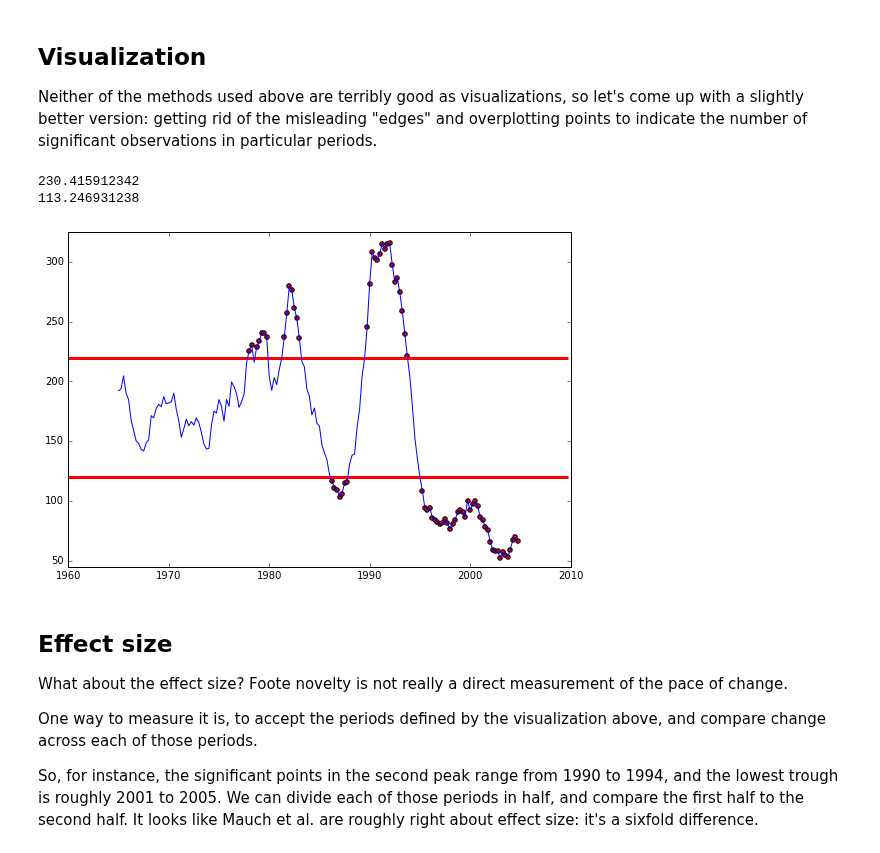
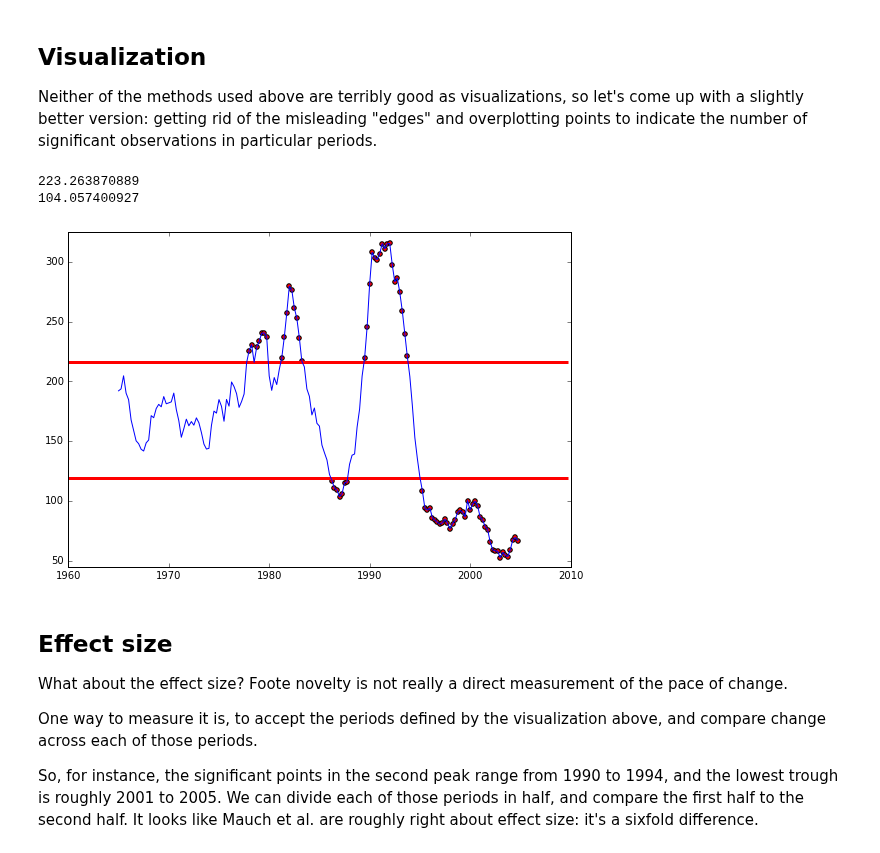
Before and after one commit to tedunderwood/changepoint, a Jupyter notebook: diagonal_permutation.ipynb, the cells around one changed output. Drawn from its saved outputs; the diff is of its cells as text; code cells hidden in the pictures.

```diff
--- a/diagonal_permutation.ipynb
+++ b/diagonal_permutation.ipynb
@@ -274,9 +274,9 @@ def permute_test(distmatrix, yrwidth):
     for idx, novelty in enumerate(actual_novelties):
 
         if novelty > threshold05 or novelty < threshold95:
-            significance[idx] = 2
+            significance[idx] = 0.049
         if novelty > threshold01 or novelty < threshold99:
-            significance[idx] = 3
+            significance[idx] = 0.009
 
     return actual_novelties, significance, threshold01, threshold05, threshold95, threshold99
 
@@ -332,31 +332,31 @@ Neither of the methods used above are terribly good as visualizations, so let's
 # %%
 def zeroless_seq(thefilter, filtereda, filteredb):
     thefilter = np.array(thefilter)
     filtereda = np.array(filtereda)
     filteredb = np.array(filteredb)
     filtereda = filtereda[thefilter > 0]
     filteredb = filteredb[thefilter > 0]
     thefilter = thefilter[thefilter > 0]
     return thefilter, filtereda, filteredb
 
 plt.clf()
 plt.axis([1960, 2010, 45, 325])
 novelties, significance, threshold01, threshold05, threshold95, threshold99 = permute_test(d, 5)
 novelties, years, significance = zeroless_seq(novelties, getyears(), significance)
-yplot = novelties[significance > 1]
-xplot = years[significance > 1]
+yplot = novelties[significance < 0.05]
+xplot = years[significance < 0.05]
 plt.scatter(xplot, yplot, c = 'red')
 plt.plot(years, novelties)
 years = getyears()
 startpoint = years[0]
 endpoint = years[199]
 plt.hlines(threshold05, startpoint, endpoint, 'r', linewidth = 3)
 plt.hlines(threshold95, startpoint, endpoint, 'r', linewidth = 3)
 plt.show()
 # %% [output]
-230.415912342
-113.246931238
+223.263870889
+104.057400927
-[figure, old version]
+[figure, new version]
 # %% [markdown]
 ## Effect size
 
```
Also changed, not shown: parts of 6 cells of this notebook, 1 other file.
